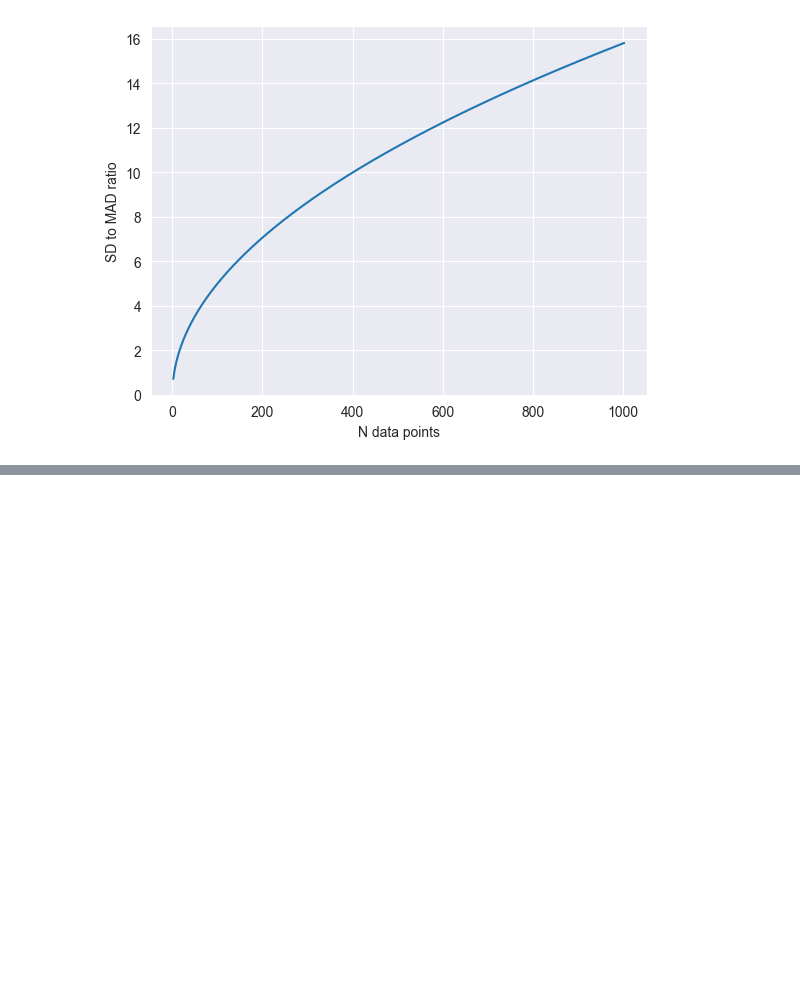
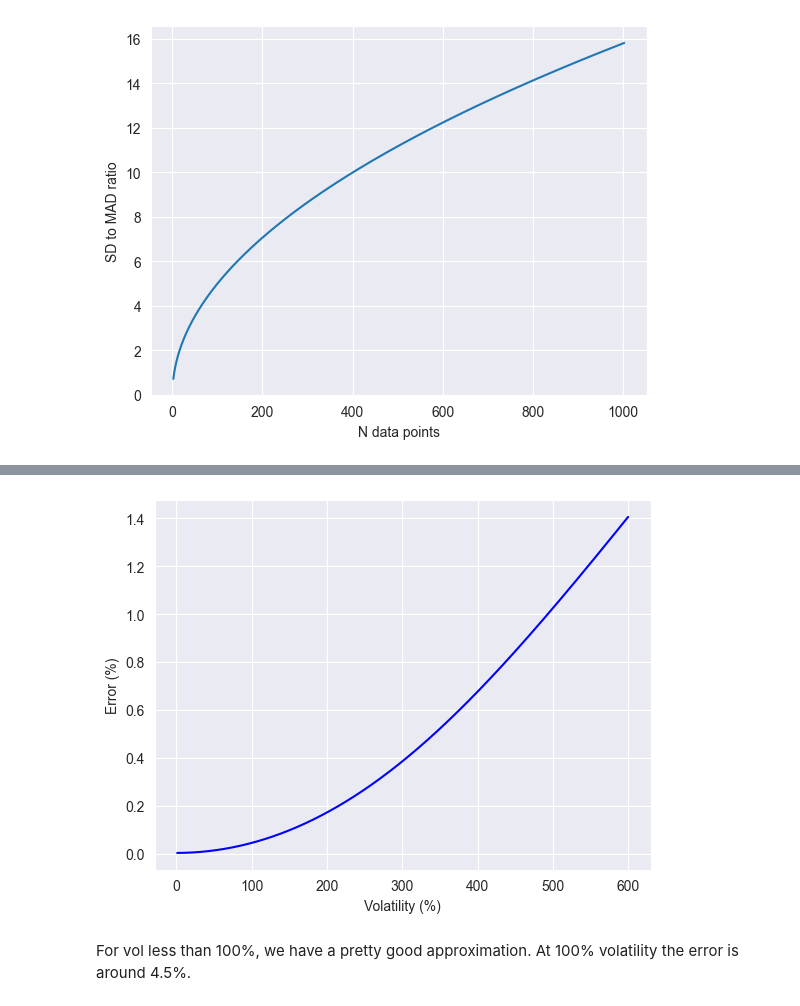
Before and after one commit to hdaniel17/options, a Jupyter notebook: MAD_Straddle.ipynb, the cells around one changed output, grey strips where cells are left out. Cells and saved outputs as stored; diff of their text form; code cells hidden in the pictures; blank space fills up the shorter version.

```diff
--- a/MAD_Straddle.ipynb
+++ b/MAD_Straddle.ipynb
@@ -80,0 +163,7 @@ plt.plot(ratio[0], ratio[1]);
+# %%
+call_price, d1, d2 = black_scholes(sigma, K, r, S0, T)
+put_price, d1, d2 = black_scholes(sigma, K, r, S0, T, is_call=False)
+straddle_bs = put_price + call_price
+straddle_approx = 0.8 * sigma * np.sqrt(T) * S0
+
+print(f'Black-Scholes straddle: {round(straddle_bs,4)}, straddle_approx: {round(straddle_approx,4)}')
@@ -80,0 +180,22 @@ plt.plot(ratio[0], ratio[1]);
+# %%
+res = 3000
+vol_range = np.linspace(0.01,6, res)
+err_arr = np.zeros([2,res])
+for i in range(res):
+    err_arr[0,i] = vol_range[i] * 100
+
+    call_price, d1, d2 = black_scholes(vol_range[i], K, r, S0, T)
+    put_price, d1, d2 = black_scholes(vol_range[i], K, r, S0, T, is_call=False)
+    straddle_bs = put_price + call_price
+    straddle_approx = 0.8 * vol_range[i] * np.sqrt(T) * S0
+
+    error = straddle_approx / straddle_bs -1
+    err_arr[1,i] = error
+
+plt.xlabel('Volatility (%)')
+plt.ylabel('Error (%)')
+plt.plot(err_arr[0], err_arr[1], 'b');
+# %% [output]
+[figure, added]
+# %% [markdown]
+For vol less than 100%, we have a pretty good approximation. At 100% volatility the error is around 4.5%.
```
Also changed, not shown: parts of 16 cells of this notebook.
